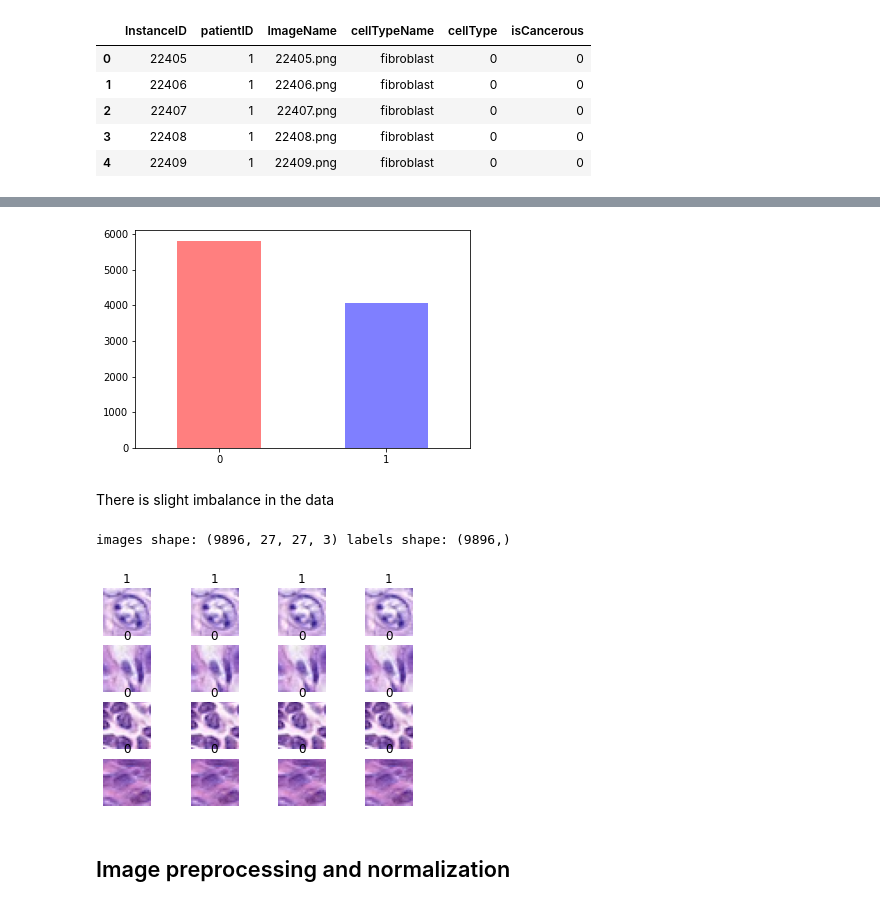
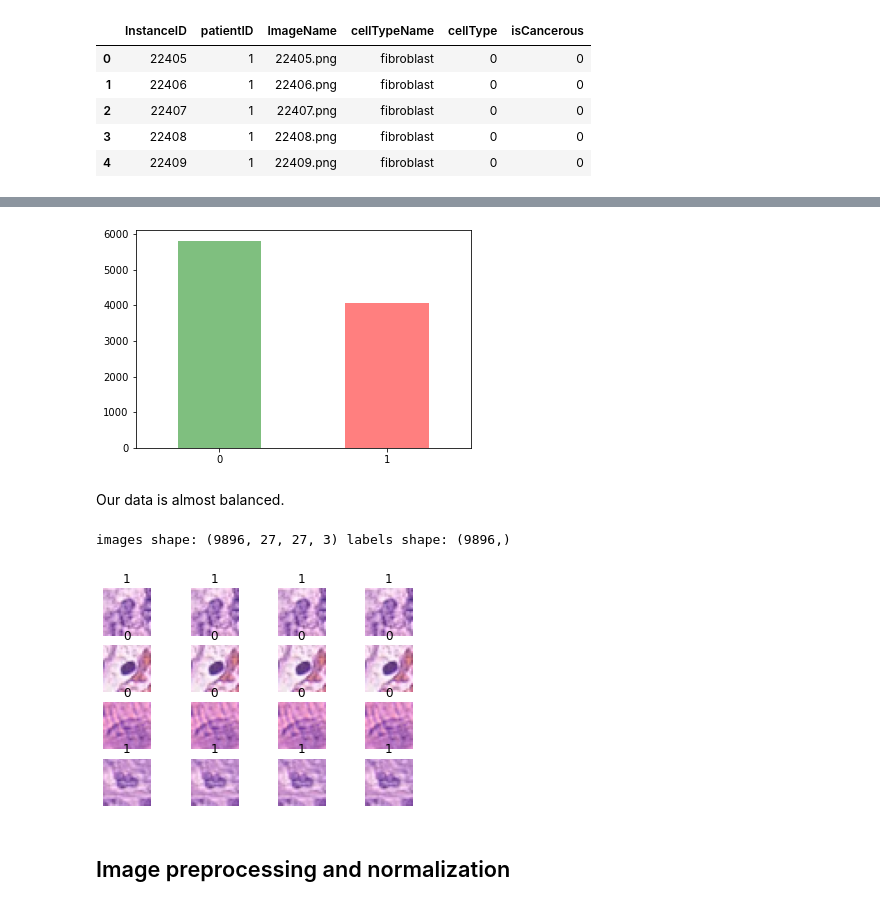
Before and after one commit to Transhumanistx/CML_ColonCancer, a Jupyter notebook: colon_cancer_classification_s37979701.ipynb, the cells around one changed output, grey strips where cells are left out. Saved outputs shown, nothing was run; the diff lists cells and outputs as text; code cells hidden in the pictures.

Commit message:
Merged Notebooks
Updated and merged both of our work

```diff
--- a/colon_cancer_classification_s37979701.ipynb
+++ b/colon_cancer_classification_s37979701.ipynb
@@ -68,7 +68,11 @@ Streaming output truncated to the last 5000 lines.
   inflating: patch_images/17682.png
   inflating: patch_images/19877.png
 # %%
-data_dir = Path('/content/drive/MyDrive/Colab Notebooks')
+# Use it, if you are using google drive
+# data_dir = Path('/content/drive/MyDrive/Colab Notebooks')
+# train_label_path = data_dir / 'data_labels_mainData.csv'
+# Use it, if you are using local drive
+data_dir = Path('C:/Users/tanvi/Desktop/CML_Assignment2/Image_classification_data')
 train_label_path = data_dir / 'data_labels_mainData.csv'
 
 train_label_df = pd.read_csv(train_label_path)
@@ -84,10 +120,11 @@ train_label_df.head()
 # %%
-train_label_df.isCancerous.value_counts().plot(kind='bar', rot=0, color=['red', 'blue'], alpha=0.5)
+# Plot the isCancerous coloumn
+train_label_df.isCancerous.value_counts().plot(kind='bar', rot=0, color=['green', 'red'], alpha=0.5)
 plt.show()
 # %% [output]
-[figure, old version]
+[figure, new version]
-# %% [markdown]
-There is slight imbalance in the data
+# %% [markdown]
+Our data is almost balanced.
 # %%
 def load_data(label_df, image_dir):
     """Load data from given label data frame and image dir
@@ -135,7 +172,7 @@ for i in range(4):
         axes[i, j].set_title(str(label_samples[i]))
 plt.show()
 # %% [output]
-[figure, old version]
+[figure, new version]
 # %% [markdown]
 ## Image preprocessing and normalization
 # %%
```
Also changed, not shown: parts of 5 cells of this notebook, 4 other files.
